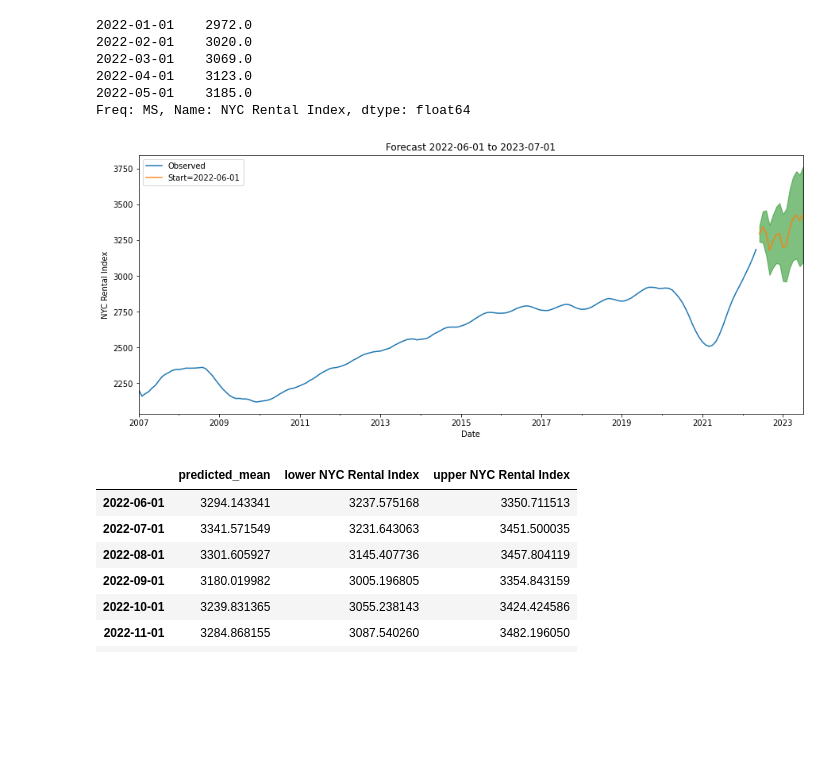
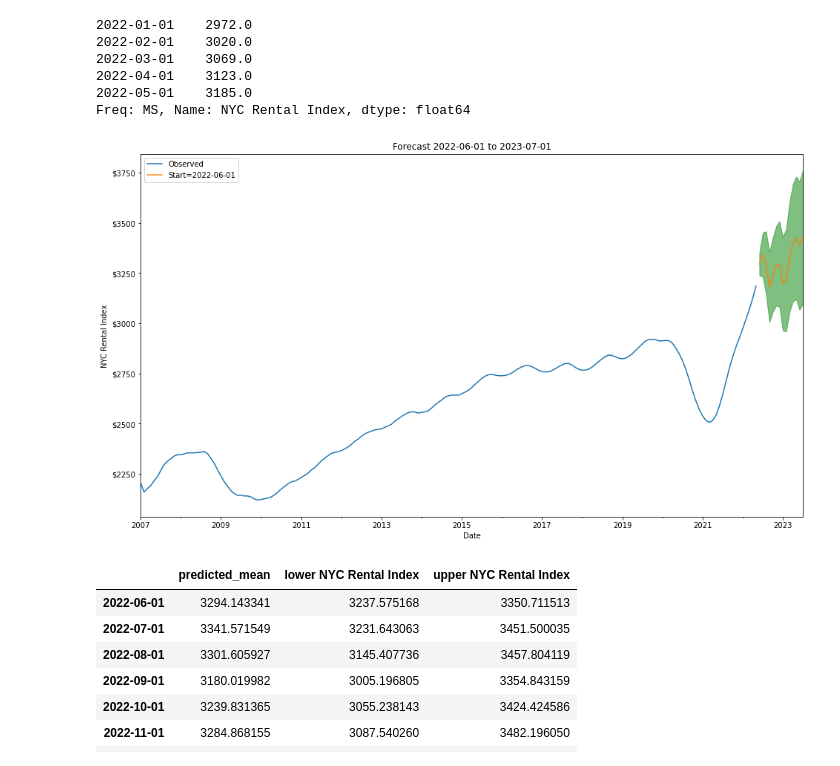
Before and after one commit to DavidKRichter/NYC-Rent-Forecasting-SARIMAX, a Jupyter notebook: index.ipynb, the cells around one changed output. Drawn from its saved outputs; the diff is of its cells as text; code cells hidden in the pictures; blank space fills up the shorter version.

Commit message:
add new images to repo

```diff
--- a/index.ipynb
+++ b/index.ipynb
@@ -1464,10 +1474,8 @@ In the plot below we can see the effect that each of these parameters has on the
 1. The drop of employees in the construction sector is a leading indicator for the fall in rental prices during COVID, and the rise and fall of employees in construction was a leading indicator for the rise and fall of rents in the months leading up to and following the bursting of the housing bubble in 2007.
 2. The recent rise in the cost of construction materials is a leading indicator for the rise in rental prices.
 # %%
-rcParams['figure.figsize'] = 16, 9
-
 exog_sum = 0
-
+fig, ax = plt.subplots(figsize=(16, 9))
 for param in list(sarimax_mod_aic.params.index)[:3]:
 
     plt.plot(sarimax_mod_aic.params[param]*rental_data[param],
@@ -1481,6 +1489,12 @@ plt.plot(exog_sum,
 plt.plot(rental_data['NYC Rental Index'],
         label='True Rental Price')
 plt.axhline(y=0, ls='--')
+
+formatter = ticker.FormatStrFormatter('$%1.0f')
+ax.yaxis.set_major_formatter(formatter)
+
 plt.legend(loc='upper left')
+plt.title('Contributions of Exogenous Variables to SARIMAX Model')
+plt.savefig('images/exog_contributions_best.png')
 plt.show()
 # %% [output]
@@ -1632,34 +1646,39 @@ Freq: MS, Name: NYC Rental Index, dtype: float64
 # %%
 start_date = '2022-06-01'
 end_date = '2023-07-01'
 
+fig, ax = plt.subplots(figsize=(16, 9))
 # Plot observed values
 ax = all_data['NYC Rental Index']['2007-01-01':].plot(label='Observed')
 
 
 pred = sarimax_mod_aic.get_prediction(start=start_date,
                           end=end_date,
                           exog=all_data_copy[sarimax_comb_2][start_date:end_date],
                           dynamic=True)
 pred_conf = pred.conf_int()
 
 # Plot predicted values
 pred.predicted_mean.plot(ax=ax, alpha=0.9, label=f'Start={str(start_date)[:10]}')
 
 # Plot the range for confidence intervals
 ax.fill_between(pred_conf.index,
                 pred_conf.iloc[:, 0],
                 pred_conf.iloc[:, 1], color='g', alpha=0.5)
 # Set axes labels
 ax.set_xlabel('Date')
 ax.set_ylabel('NYC Rental Index')
 ax.set_title(f'Forecast {start_date} to {end_date}')
+
+formatter = ticker.FormatStrFormatter('$%1.0f')
+ax.yaxis.set_major_formatter(formatter)
+
 plt.legend(loc='upper left')
 
 plt.savefig('images/forecast.png')
 plt.show()
 # %% [output]
-[figure, old version]
+[figure, new version]
 # %%
 pd.concat([pred.predicted_mean, pred_conf], axis=1)
 # %% [output]
```
Also changed, not shown: parts of 16 cells of this notebook, 2 other files.
